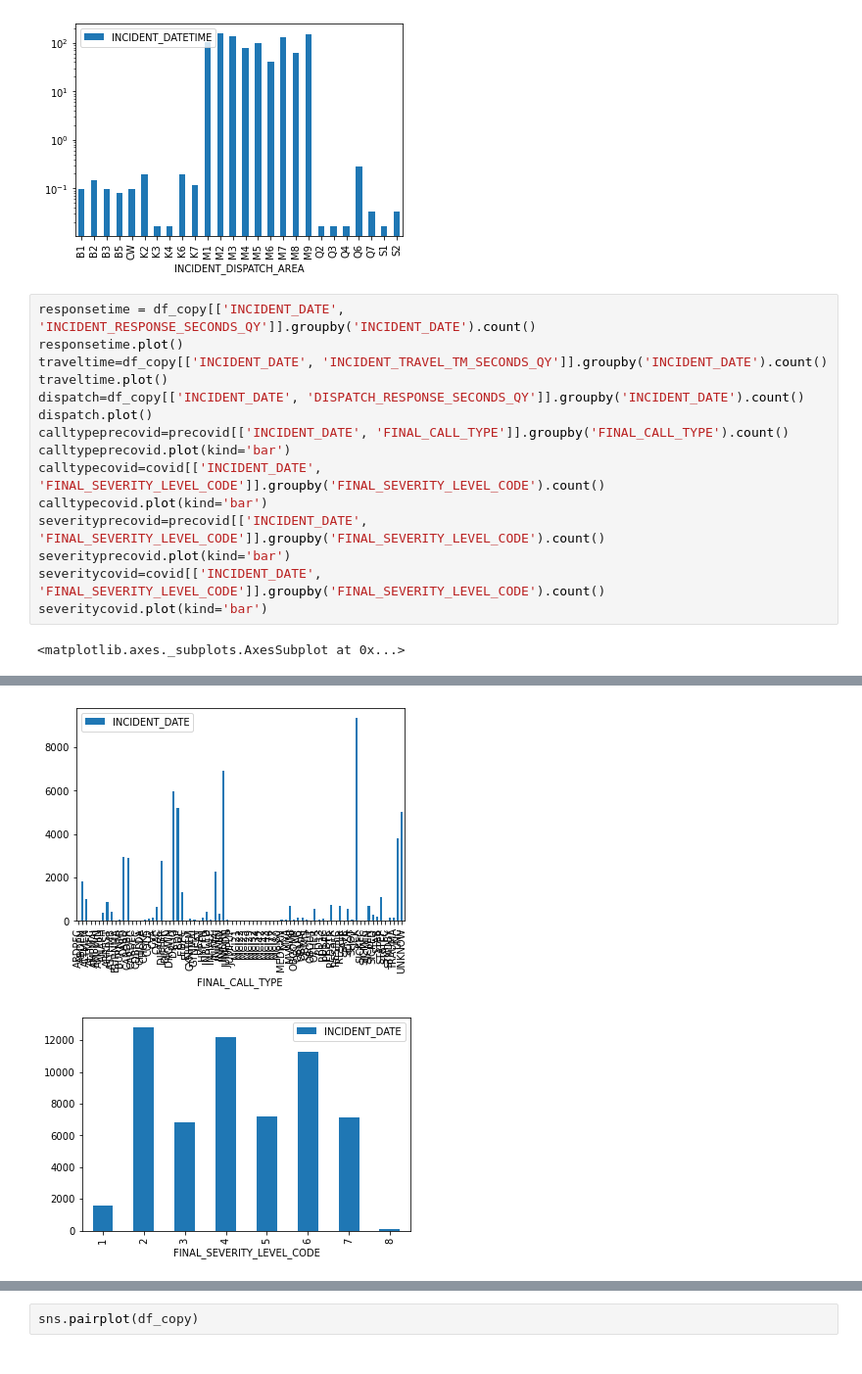
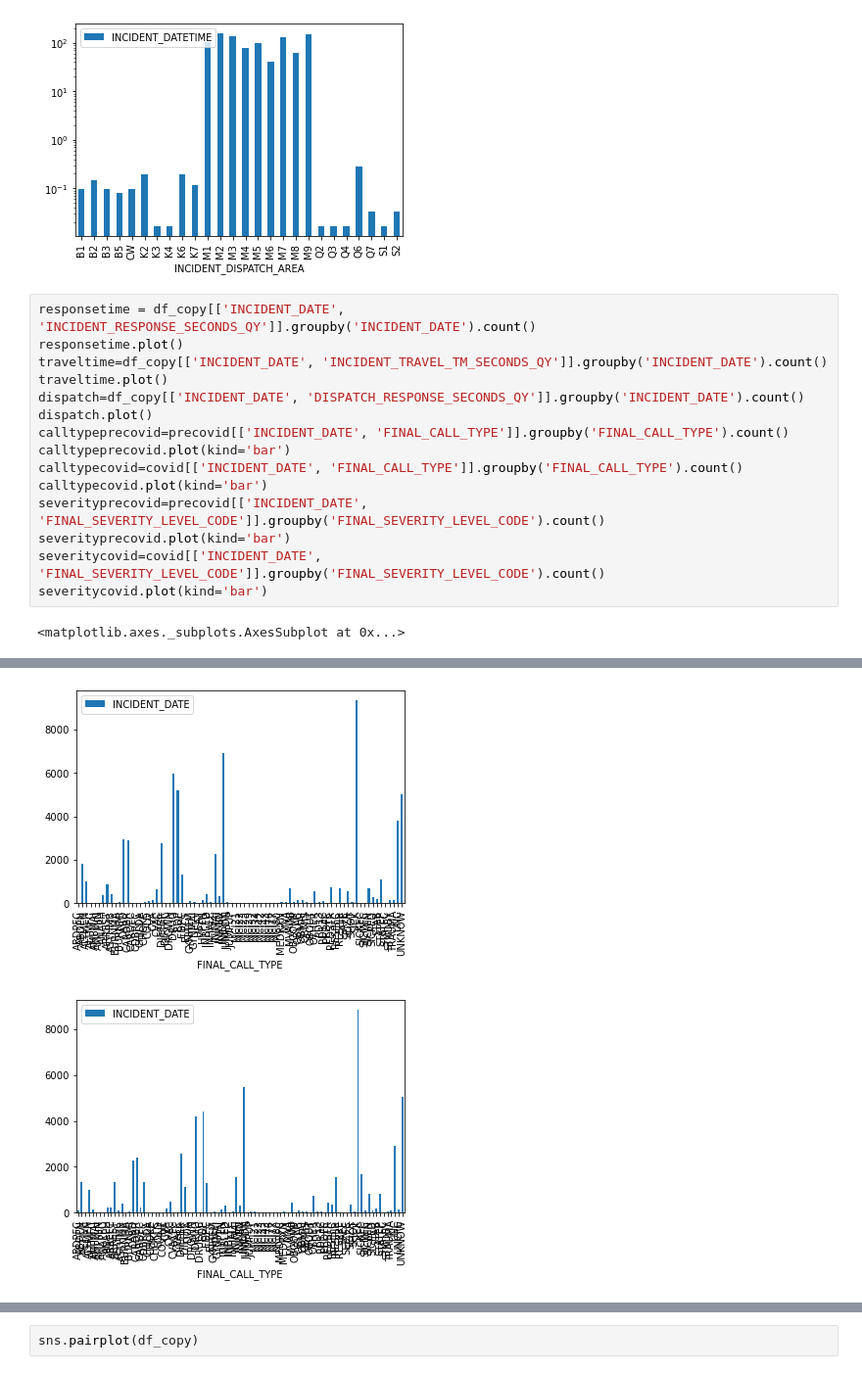
Before and after one commit to weintraubje/Resource-Allocation-of-Emergency-Medical-Services, a Jupyter notebook: main_notebookJH.ipynb, the cells around one changed output, grey strips where cells are left out. Shown at 98% size. Cells and saved outputs as stored; diff of their text form.

```diff
--- a/main_notebookJH.ipynb
+++ b/main_notebookJH.ipynb
@@ -69,25 +69,25 @@ plt.yscale('log')
 # %%
 responsetime = df_copy[['INCIDENT_DATE', 'INCIDENT_RESPONSE_SECONDS_QY']].groupby('INCIDENT_DATE').count()
 responsetime.plot()
 traveltime=df_copy[['INCIDENT_DATE', 'INCIDENT_TRAVEL_TM_SECONDS_QY']].groupby('INCIDENT_DATE').count()
 traveltime.plot()
 dispatch=df_copy[['INCIDENT_DATE', 'DISPATCH_RESPONSE_SECONDS_QY']].groupby('INCIDENT_DATE').count()
 dispatch.plot()
 calltypeprecovid=precovid[['INCIDENT_DATE', 'FINAL_CALL_TYPE']].groupby('FINAL_CALL_TYPE').count()
 calltypeprecovid.plot(kind='bar')
-calltypecovid=covid[['INCIDENT_DATE', 'FINAL_SEVERITY_LEVEL_CODE']].groupby('FINAL_SEVERITY_LEVEL_CODE').count()
+calltypecovid=covid[['INCIDENT_DATE', 'FINAL_CALL_TYPE']].groupby('FINAL_CALL_TYPE').count()
 calltypecovid.plot(kind='bar')
 severityprecovid=precovid[['INCIDENT_DATE', 'FINAL_SEVERITY_LEVEL_CODE']].groupby('FINAL_SEVERITY_LEVEL_CODE').count()
 severityprecovid.plot(kind='bar')
 severitycovid=covid[['INCIDENT_DATE', 'FINAL_SEVERITY_LEVEL_CODE']].groupby('FINAL_SEVERITY_LEVEL_CODE').count()
 severitycovid.plot(kind='bar')
 # %% [output]
 <matplotlib.axes._subplots.AxesSubplot at 0x...>
 [figure]
 [figure]
 [figure]
 [figure]
-[figure, old version]
+[figure, new version]
 [figure]
 [figure]
 # %%
```
